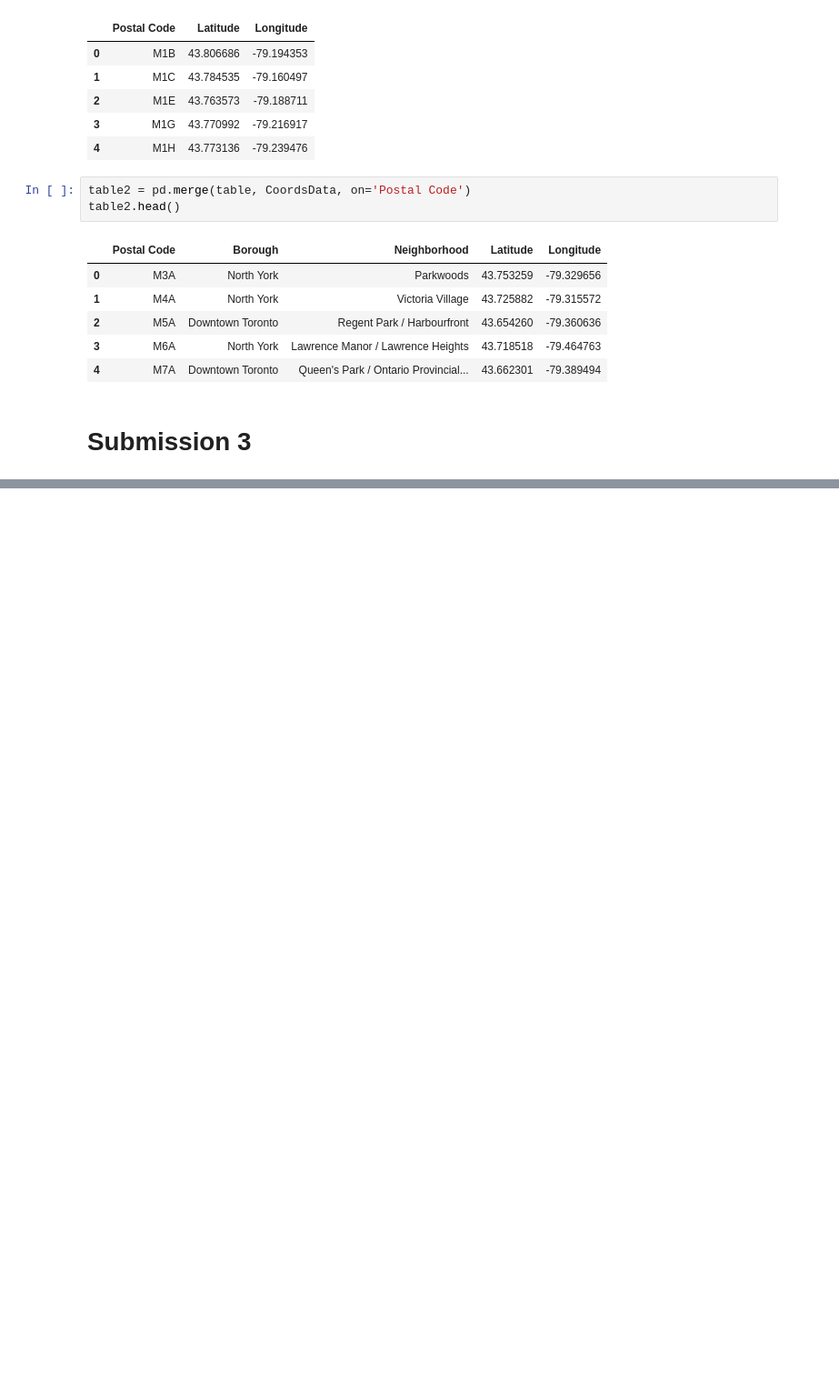
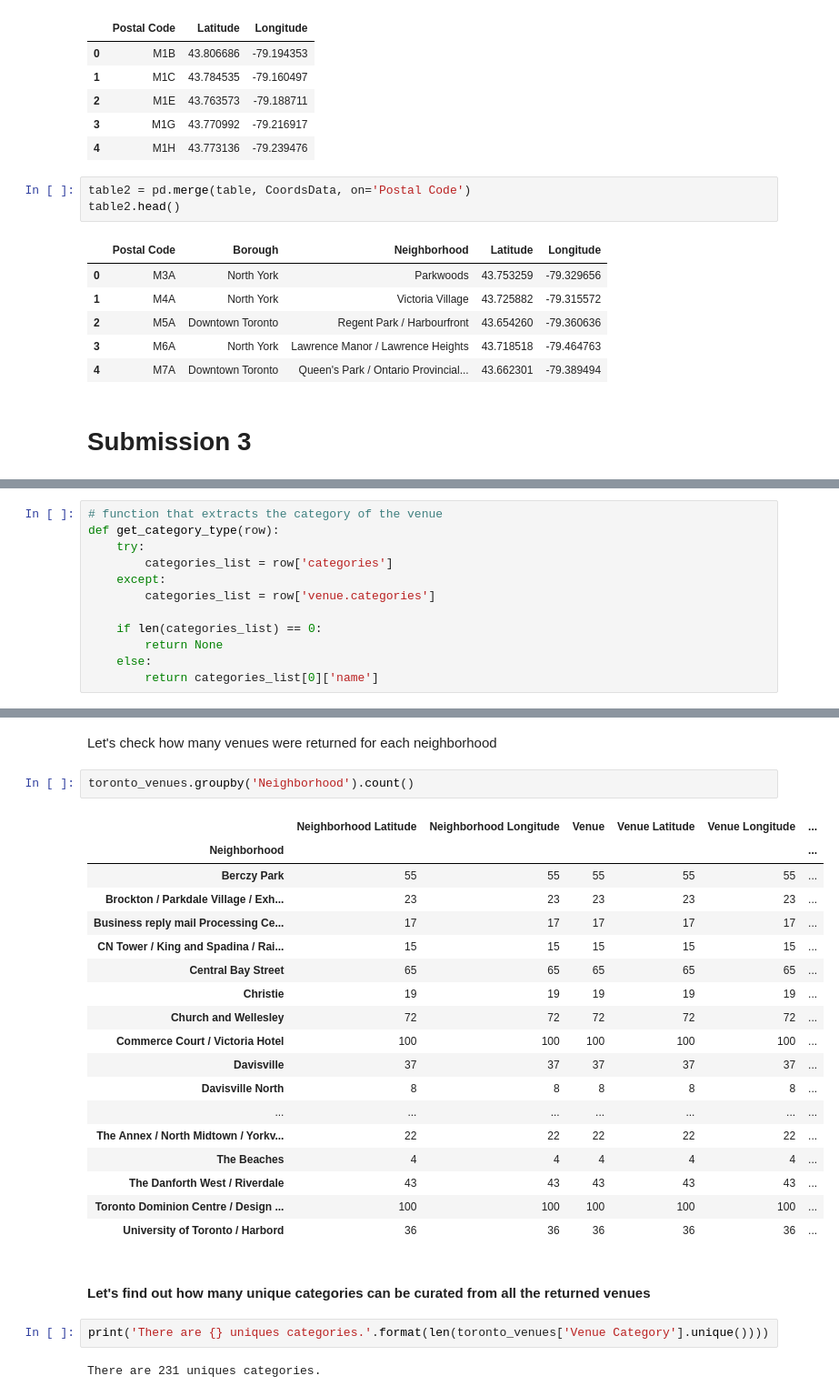
Before and after one commit to MisterPineapple/Coursera_Capstone, a Jupyter notebook: applied-data-science-capstone.ipynb, the cells around one changed output, grey strips where cells are left out. Shown: that part at 91% size. Cells and saved outputs as stored; diff of their text form; blank space fills up the shorter version.

```diff
--- a/applied-data-science-capstone.ipynb
+++ b/applied-data-science-capstone.ipynb
@@ -93,0 +250,12 @@ table2.head()
+# %%
+# function that extracts the category of the venue
+def get_category_type(row):
+    try:
+        categories_list = row['categories']
+    except:
+        categories_list = row['venue.categories']
+
+    if len(categories_list) == 0:
+        return None
+    else:
+        return categories_list[0]['name']
@@ -93,0 +369,29 @@ table2.head()
+# %% [markdown]
+Let's check how many venues were returned for each neighborhood
+# %%
+toronto_venues.groupby('Neighborhood').count()
+# %% [output]
+|  | Neighborhood Latitude | Neighborhood Longitude | Venue | Venue Latitude | Venue Longitude | ... |
+| Neighborhood |  |  |  |  |  | ... |
+| Berczy Park | 55 | 55 | 55 | 55 | 55 | ... |
+| Brockton / Parkdale Village / Exh... | 23 | 23 | 23 | 23 | 23 | ... |
+| Business reply mail Processing Ce... | 17 | 17 | 17 | 17 | 17 | ... |
+| CN Tower / King and Spadina / Rai... | 15 | 15 | 15 | 15 | 15 | ... |
+| Central Bay Street | 65 | 65 | 65 | 65 | 65 | ... |
+| Christie | 19 | 19 | 19 | 19 | 19 | ... |
+| Church and Wellesley | 72 | 72 | 72 | 72 | 72 | ... |
+| Commerce Court / Victoria Hotel | 100 | 100 | 100 | 100 | 100 | ... |
+| Davisville | 37 | 37 | 37 | 37 | 37 | ... |
+| Davisville North | 8 | 8 | 8 | 8 | 8 | ... |
+| ... | ... | ... | ... | ... | ... | ... |
+| The Annex / North Midtown / Yorkv... | 22 | 22 | 22 | 22 | 22 | ... |
+| The Beaches | 4 | 4 | 4 | 4 | 4 | ... |
+| The Danforth West / Riverdale | 43 | 43 | 43 | 43 | 43 | ... |
+| Toronto Dominion Centre / Design ... | 100 | 100 | 100 | 100 | 100 | ... |
+| University of Toronto / Harbord | 36 | 36 | 36 | 36 | 36 | ... |
+# %% [markdown]
+#### Let's find out how many unique categories can be curated from all the returned venues
+# %%
+print('There are {} uniques categories.'.format(len(toronto_venues['Venue Category'].unique())))
+# %% [output]
+There are 231 uniques categories.
```
Also changed, not shown: parts of 51 cells of this notebook.
